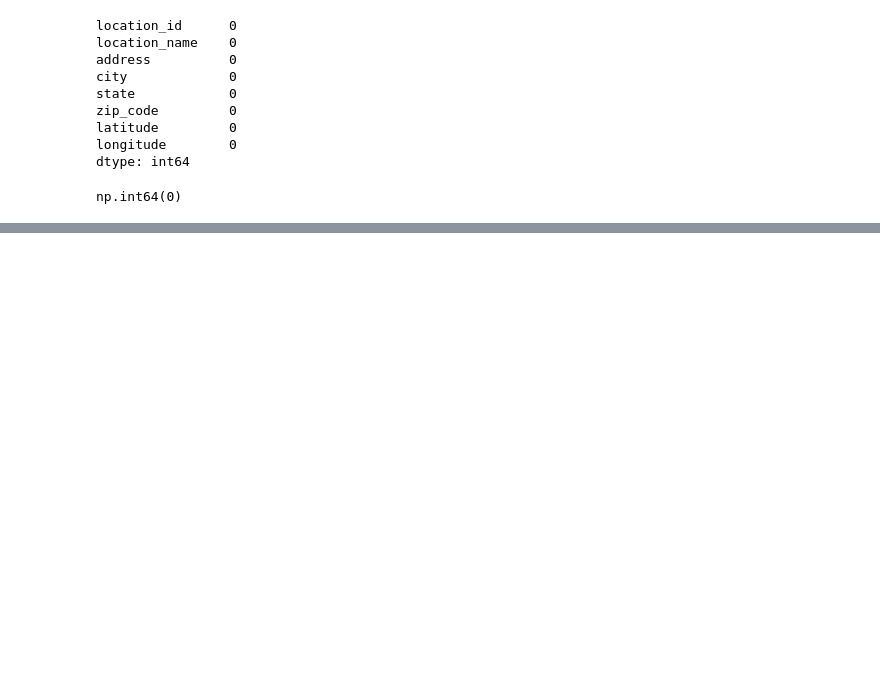
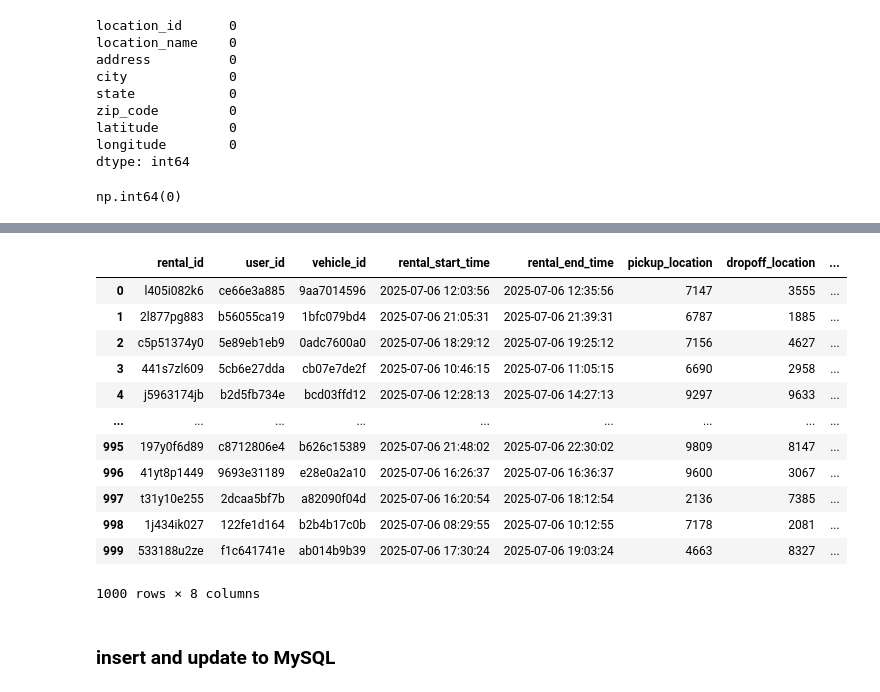
Before and after one commit to ghinakh/elt_rental_vehicle, a Jupyter notebook: code/prepared.ipynb, the cells around one changed output, grey strips where cells are left out. Drawn from its saved outputs; the diff is of its cells as text; code cells hidden in the pictures; blank space fills up the shorter version.

```diff
--- a/code/prepared.ipynb
+++ b/code/prepared.ipynb
@@ -219,0 +432,7 @@ location.csv is clean.
+# %%
+def generate_random_permit_license():
+    letters = random.choices(string.ascii_uppercase, k=6)
+    digits = random.choices(string.digits, k=2)
+    combined = letters + digits
+    random.shuffle(combined)  # agar urutannya acak
+    return ''.join(combined)
@@ -219,0 +501,52 @@ location.csv is clean.
+# %%
+# transaction -> rental_end_time
+exists_id = transactions['rental_id'].values
+list_user_id = users_update['user_id'].values.tolist()  + (users_new['user_id']).values.tolist()
+list_vehicle_id = vehicles_update['vehicle_id'].values.tolist()  + (vehicles_new['vehicle_id']).values.tolist()
+list_location = locs_new['location_id'].values.tolist()
+
+data = []
+
+for i in range(1000):
+    new_id = generate_random_alphanumeric()
+    while new_id in exists_id:
+        new_id = generate_random_alphanumeric(10)
+    user_id = random.choice(list_user_id)
+    vehicle_id = random.choice(list_vehicle_id)
+    rent_time = generate_random_rental_time()
+    pickup = random.choice(list_location)
+    dropoff = random.choice(list_location)
+    while dropoff == pickup:
+        dropoff = random.choice(list_location)
+
+    data.append({
+        'rental_id':new_id,
+        'user_id':user_id,
+        'vehicle_id':vehicle_id,
+        'rental_start_time': rent_time[0],
+        'rental_end_time': rent_time[1],
+        'pickup_location':pickup,
+        'dropoff_location':dropoff,
+        'total_amount':float(random.randint(0, 3600))
+    }
+    )
+
+transactions_new = pd.DataFrame(data)
+# %%
+transactions_new
+# %% [output]
+|  | rental_id | user_id | vehicle_id | rental_start_time | rental_end_time | pickup_location | dropoff_location | ... |
+| 0 | l405i082k6 | ce66e3a885 | 9aa7014596 | 2025-07-06 12:03:56 | 2025-07-06 12:35:56 | 7147 | 3555 | ... |
+| 1 | 2l877pg883 | b56055ca19 | 1bfc079bd4 | 2025-07-06 21:05:31 | 2025-07-06 21:39:31 | 6787 | 1885 | ... |
+| 2 | c5p51374y0 | 5e89eb1eb9 | 0adc7600a0 | 2025-07-06 18:29:12 | 2025-07-06 19:25:12 | 7156 | 4627 | ... |
+| 3 | 441s7zl609 | 5cb6e27dda | cb07e7de2f | 2025-07-06 10:46:15 | 2025-07-06 11:05:15 | 6690 | 2958 | ... |
+| 4 | j5963174jb | b2d5fb734e | bcd03ffd12 | 2025-07-06 12:28:13 | 2025-07-06 14:27:13 | 9297 | 9633 | ... |
+| ... | ... | ... | ... | ... | ... | ... | ... | ... |
+| 995 | 197y0f6d89 | c8712806e4 | b626c15389 | 2025-07-06 21:48:02 | 2025-07-06 22:30:02 | 9809 | 8147 | ... |
+| 996 | 41yt8p1449 | 9693e31189 | e28e0a2a10 | 2025-07-06 16:26:37 | 2025-07-06 16:36:37 | 9600 | 3067 | ... |
+| 997 | t31y10e255 | 2dcaa5bf7b | a82090f04d | 2025-07-06 16:20:54 | 2025-07-06 18:12:54 | 2136 | 7385 | ... |
+| 998 | 1j434ik027 | 122fe1d164 | b2b4b17c0b | 2025-07-06 08:29:55 | 2025-07-06 10:12:55 | 7178 | 2081 | ... |
+| 999 | 533188u2ze | f1c641741e | ab014b9b39 | 2025-07-06 17:30:24 | 2025-07-06 19:03:24 | 4663 | 8327 | ... |
+1000 rows × 8 columns
+# %% [markdown]
+### insert and update to MySQL
```
Also changed, not shown: parts of 31 cells of this notebook.
